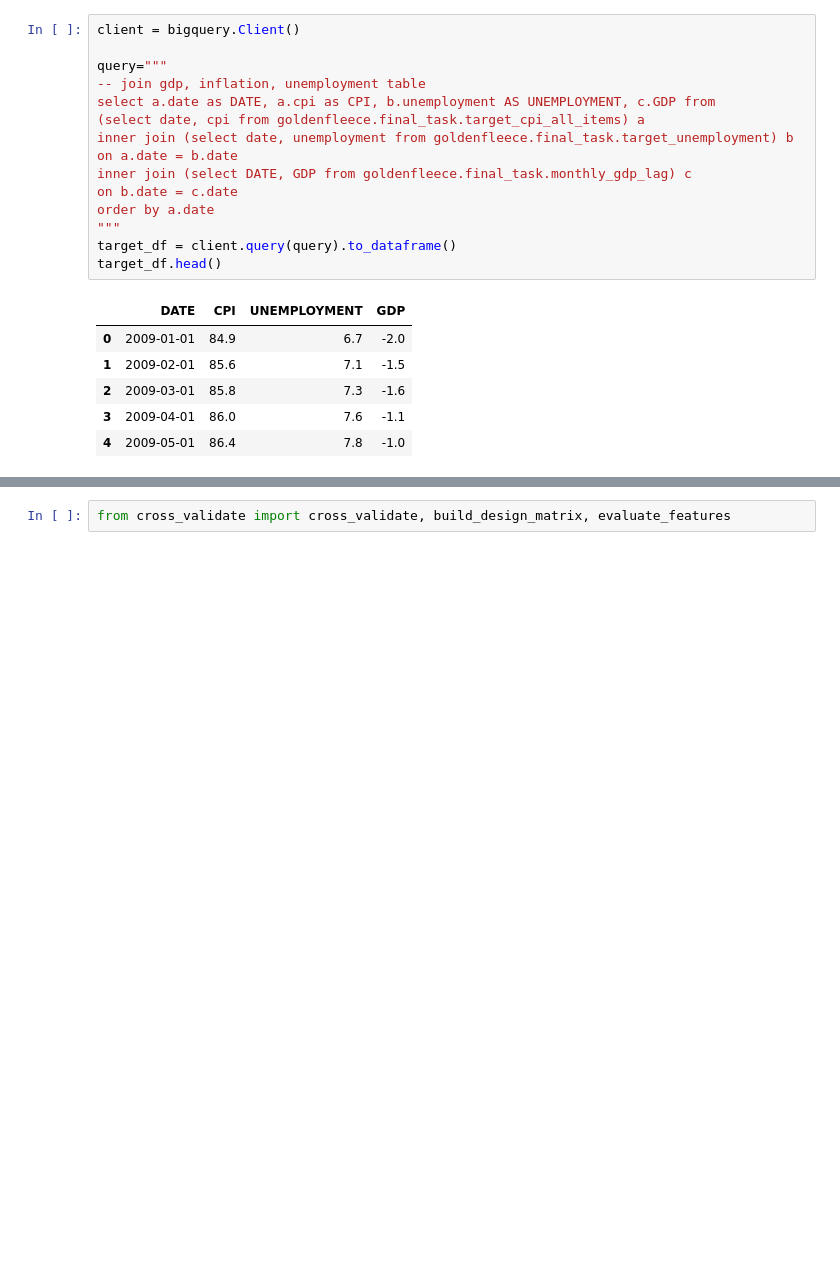
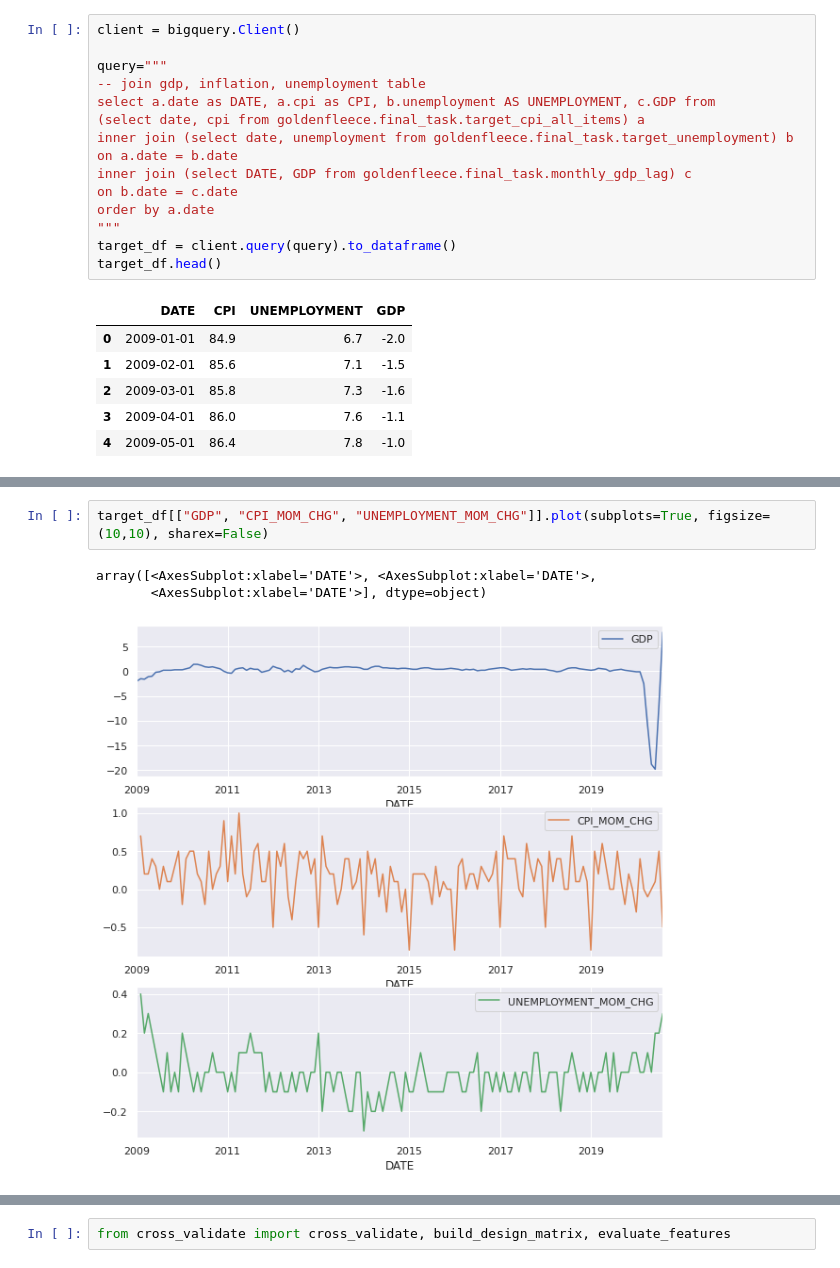
Before and after one commit to waijean/nlp_economics, a Jupyter notebook: gdp_forecast/baseline.ipynb, the cells around one changed output, grey strips where cells are left out. Drawn from its saved outputs; the diff is of its cells as text; blank space fills up the shorter version.

```diff
--- a/gdp_forecast/baseline.ipynb
+++ b/gdp_forecast/baseline.ipynb
@@ -46,0 +74,6 @@ memory usage: 4.5 KB
+# %%
+target_df[["GDP", "CPI_MOM_CHG", "UNEMPLOYMENT_MOM_CHG"]].plot(subplots=True, figsize=(10,10), sharex=False)
+# %% [output]
+array([<AxesSubplot:xlabel='DATE'>, <AxesSubplot:xlabel='DATE'>,
+       <AxesSubplot:xlabel='DATE'>], dtype=object)
+[figure, added]
```
Also changed, not shown: parts of 16 cells of this notebook, 4 other files.
